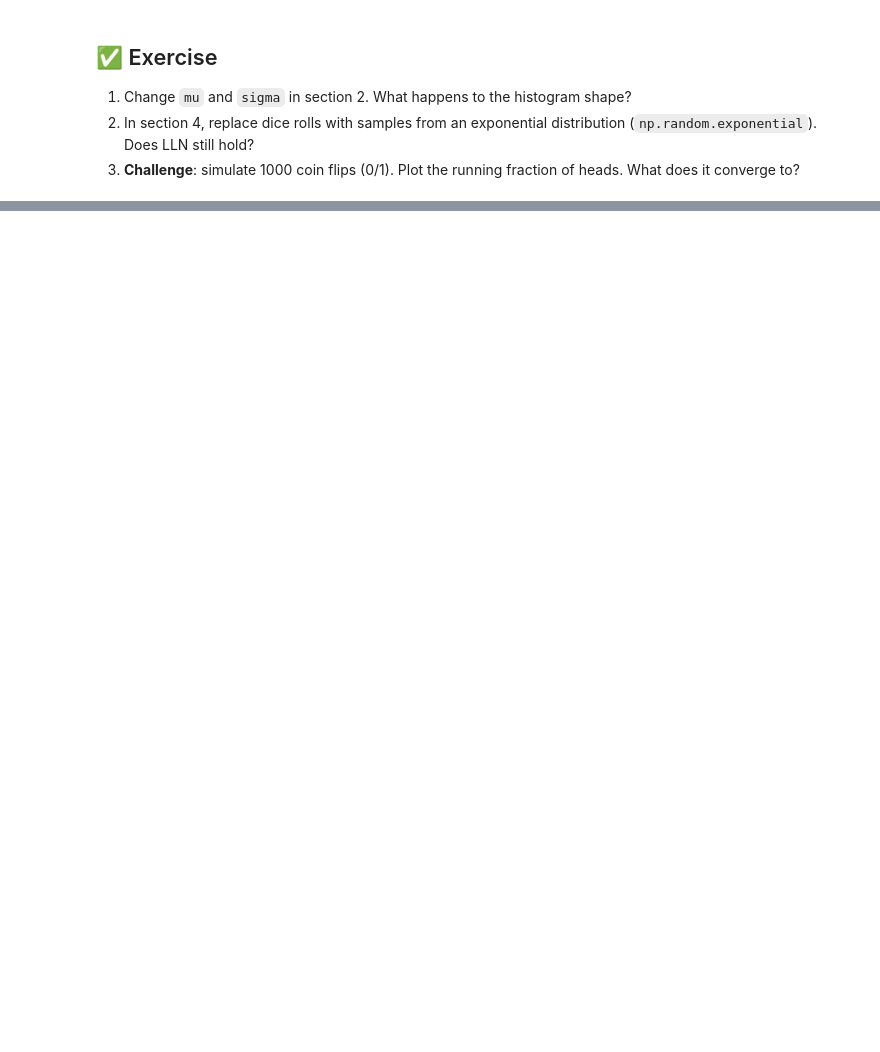
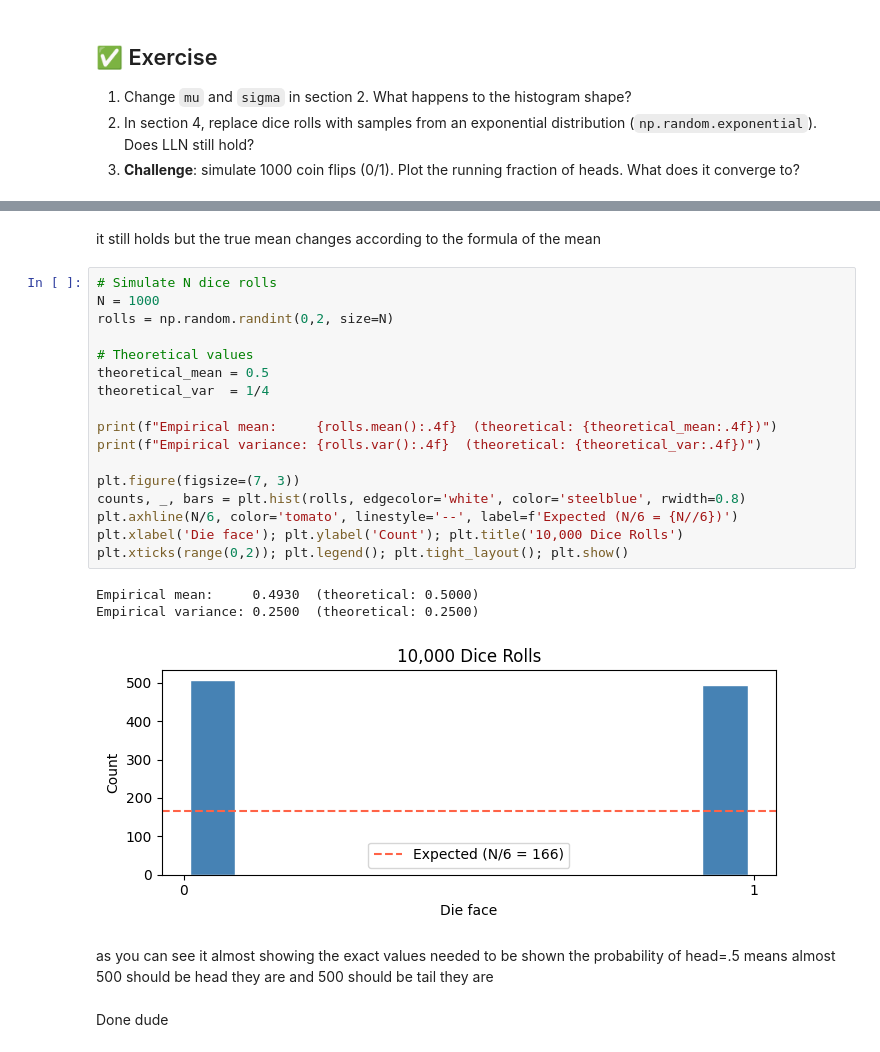
Before and after one commit to J-K-O-Dev/SoC-RL, a Jupyter notebook: Week 2/01_probability_basics.ipynb, the cells around one changed output, grey strips where cells are left out. Cells and saved outputs as stored; diff of their text form; blank space fills up the shorter version.

Commit message:
done with the week2 extra thingi

```diff
--- a/Week 2/01_probability_basics.ipynb
+++ b/Week 2/01_probability_basics.ipynb
@@ -90,0 +148,27 @@ plt.legend(); plt.tight_layout(); plt.show()
+# %% [markdown]
+it still holds but the true mean changes according to the formula of the mean
+# %%
+# Simulate N dice rolls
+N = 1000
+rolls = np.random.randint(0,2, size=N)
+
+# Theoretical values
+theoretical_mean = 0.5
+theoretical_var  = 1/4
+
+print(f"Empirical mean:     {rolls.mean():.4f}  (theoretical: {theoretical_mean:.4f})")
+print(f"Empirical variance: {rolls.var():.4f}  (theoretical: {theoretical_var:.4f})")
+
+plt.figure(figsize=(7, 3))
+counts, _, bars = plt.hist(rolls, edgecolor='white', color='steelblue', rwidth=0.8)
+plt.axhline(N/6, color='tomato', linestyle='--', label=f'Expected (N/6 = {N//6})')
+plt.xlabel('Die face'); plt.ylabel('Count'); plt.title('10,000 Dice Rolls')
+plt.xticks(range(0,2)); plt.legend(); plt.tight_layout(); plt.show()
+# %% [output]
+Empirical mean:     0.4930  (theoretical: 0.5000)
+Empirical variance: 0.2500  (theoretical: 0.2500)
+[figure, added]
+# %% [markdown]
+as you can see it almost showing the exact values needed to be shown the probability of head=.5 means almost 500 should be head they are and 500 should be tail they are
+# %% [markdown]
+Done dude
```
Also changed, not shown: parts of 9 cells of this notebook, 9 other files.
